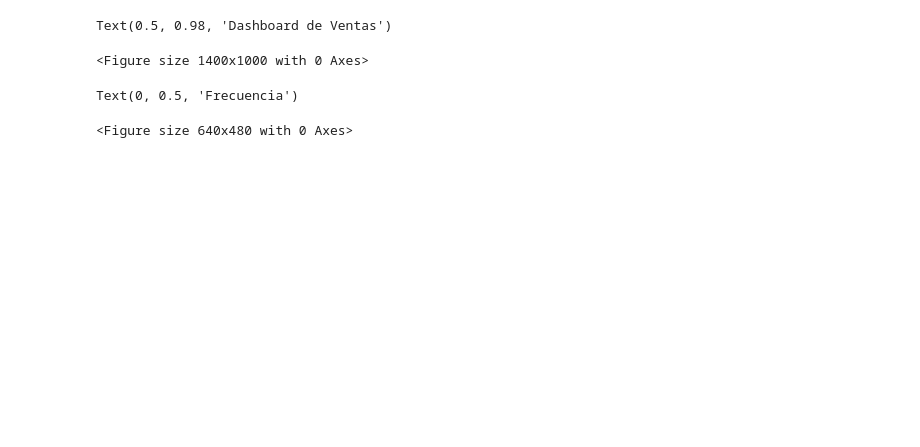
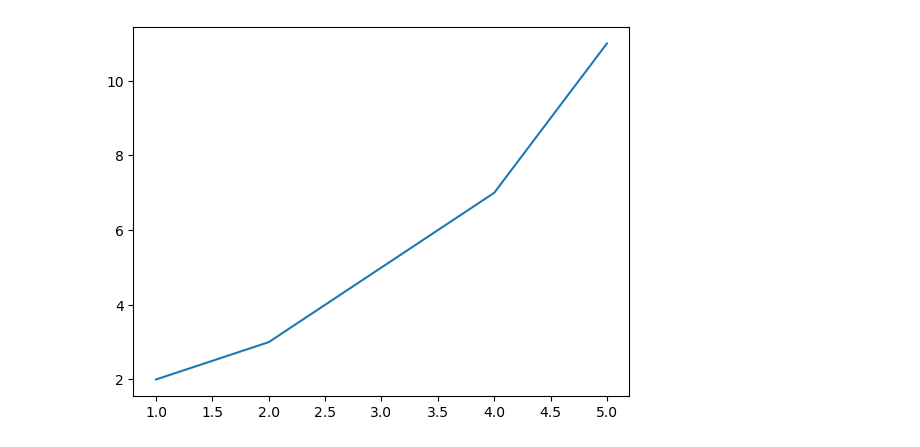
Before and after one commit to fmgarcia/Curso_Python_IA_nov25, a Jupyter notebook: matplotlib/dashboard.ipynb, the cells around one changed output. Saved outputs shown, nothing was run; the diff lists cells and outputs as text; code cells hidden in the pictures; blank space fills up the shorter version.

```diff
--- a/matplotlib/dashboard.ipynb
+++ b/matplotlib/dashboard.ipynb
@@ -22,42 +6,8 @@ df = pd.DataFrame({
-# %%
-# Crear la figura del dashboard
-fig = plt.figure(figsize=(14,10)) # Crear una figura de 14x10 pulgadas
-fig.suptitle('Dashboard de Ventas', fontsize=16, fontweight='bold') # Título principal del dashboard
-# %% [output]
-Text(0.5, 0.98, 'Dashboard de Ventas')
-<Figure size 1400x1000 with 0 Axes>
-# %%
-# Gráfico de líneas - Ventas y Gastos Mensuales
-ax1 = fig.add_subplot(2, 2, 1) # Subgráfico 1
-ax1.plot(df['Mes'], df['Ventas'], marker='o', label='Ventas', color='blue')
-ax1.plot(df['Mes'], df['Gastos'], marker='o', label='Gastos', color='red')
-ax1.set_title('Ventas y Gastos Mensuales')
-ax1.set_xlabel('Mes')
-ax1.set_ylabel('Cantidad ($)')
-ax1.legend()
-ax1.grid(True)
-# Gráfico de barras - Beneficios Mensuales
-ax2 = fig.add_subplot(2, 2, 2) # Subgráfico 2
-ax2.bar(df['Mes'], df['Beneficios'], color='green')
-ax2.set_title('Beneficios Mensuales')
-ax2.set_xlabel('Mes')
-ax2.set_ylabel('Cantidad ($)')
-# Gráfico de pastel - Ventas por Producto
-ax3 = fig.add_subplot(2, 2, 3) # Subgráfico 3
-ax3.pie(df['Ventas_Producto'], labels=df['Producto'], autopct='%1.1f%%', startangle=140)
-ax3.set_title('Ventas por Producto')
-# Histograma - Distribución de Ventas
-ax4 = fig.add_subplot(2, 2, 4) # Subgráfico 4
-ax4.hist(df['Ventas'], bins=5, color='purple', edgecolor='black')
-ax4.set_title('Distribución de Ventas')
-ax4.set_xlabel('Cantidad de Ventas ($)')
-ax4.set_ylabel('Frecuencia')
-# %% [output]
-Text(0, 0.5, 'Frecuencia')
-# %%
-# Mostrar el dashboard
-plt.tight_layout() # Ajustar el diseño para que no se solapen los elementos
-plt.savefig('dashboard_ventas.png') # Guardar la figura como archivo PNG
-plt.show() # Mostrar la figura completa
-# %% [output]
-<Figure size 640x480 with 0 Axes>
+# %%
+# Gráfico básico
+x = [1, 2, 3, 4, 5]
+y = [2, 3, 5, 7, 11]
+plt.plot(x, y)
+plt.show()
+# %% [output]
+[figure, added]
```
Also changed, not shown: parts of 4 cells of this notebook, 6 other files.
